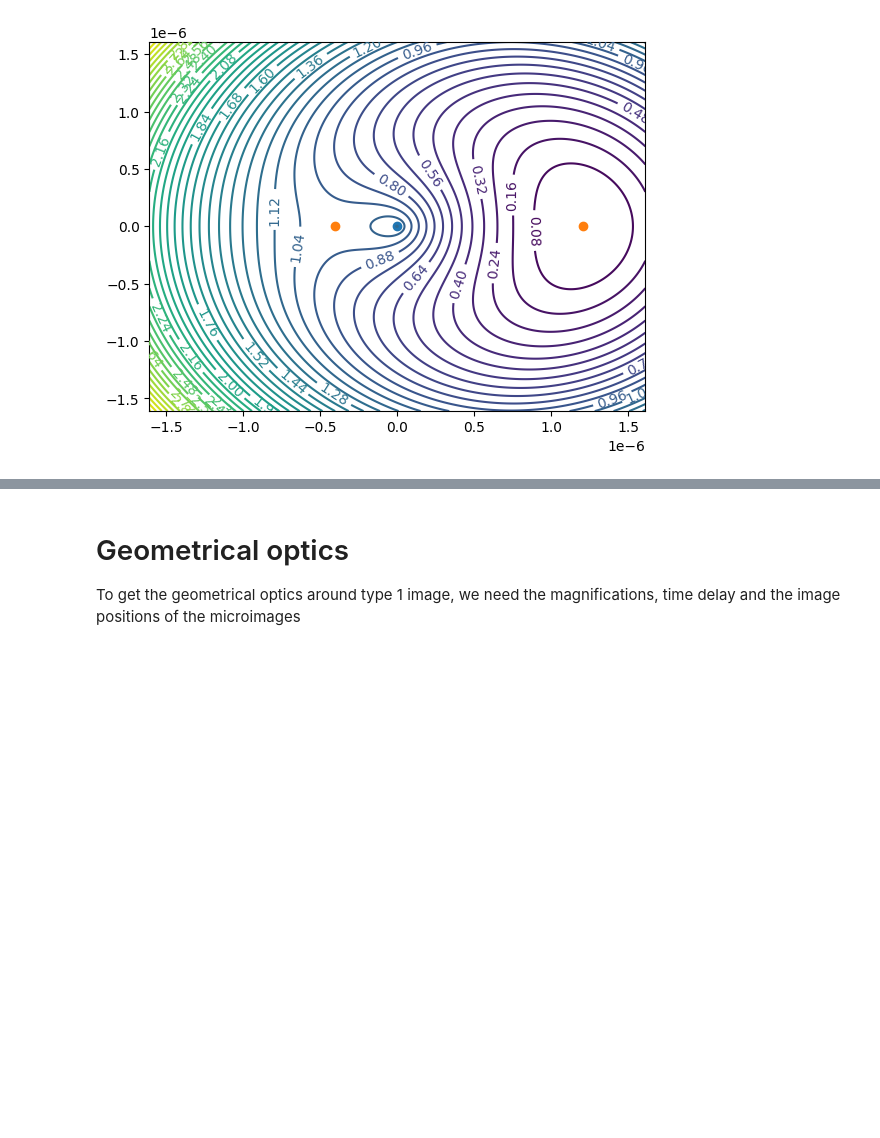
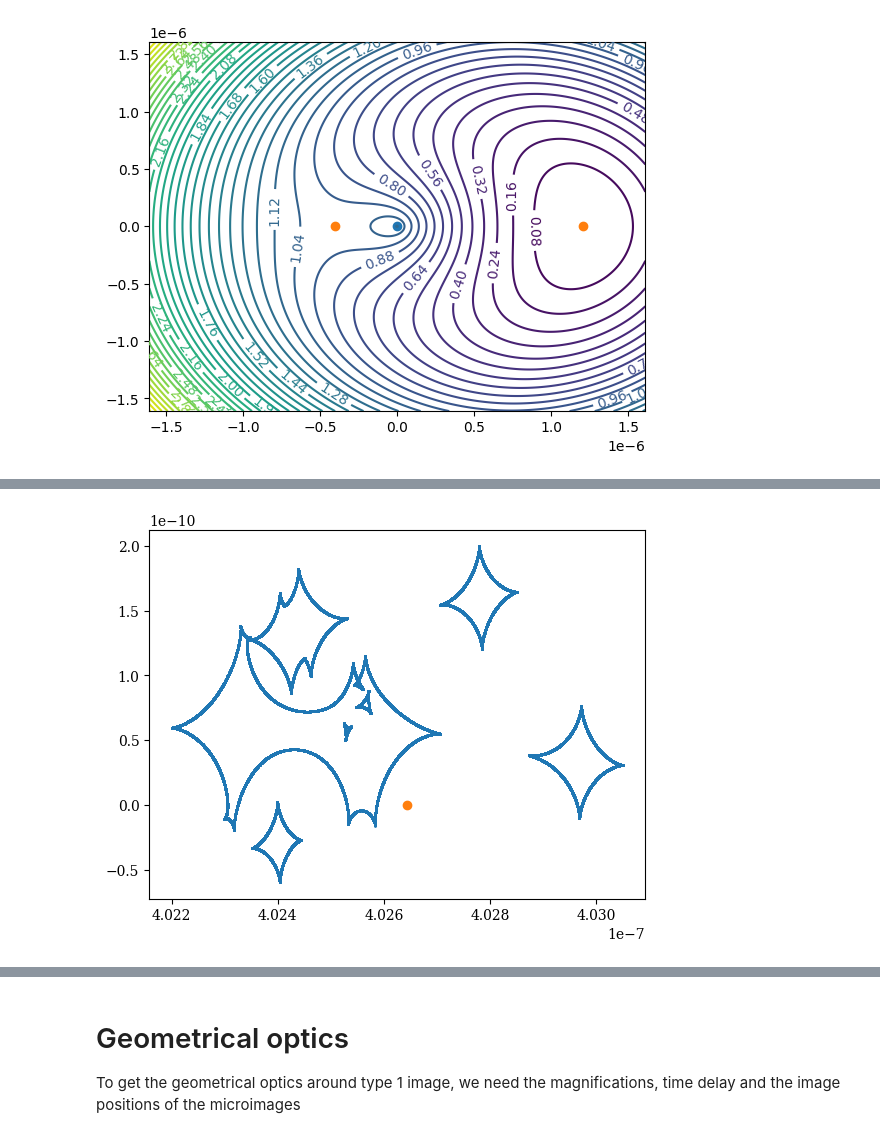
Before and after one commit to manchunyeung/wolensing, a Jupyter notebook: wolensing/failed/iden5_close.ipynb, the cells around one changed output, grey strips where cells are left out. Saved outputs shown, nothing was run; the diff lists cells and outputs as text; code cells hidden in the pictures; blank space fills up the shorter version.

```diff
--- a/wolensing/failed/iden5_close.ipynb
+++ b/wolensing/failed/iden5_close.ipynb
@@ -283,3 +266,9 @@ plt.scatter(macro_srcx, macro_srcy)
+# %%
+plt.scatter(ra_caustic_list1, dec_caustic_list1, s=1)
+plt.scatter(macro_srcx[0], macro_srcy[0])
+plt.show()
+# %% [output]
+[figure, added]
 # %%
 tds = TimeDelay(Img_ra, Img_dec,
                beta0, beta1,
```
Also changed, not shown: parts of 11 cells of this notebook, 38 other files.
